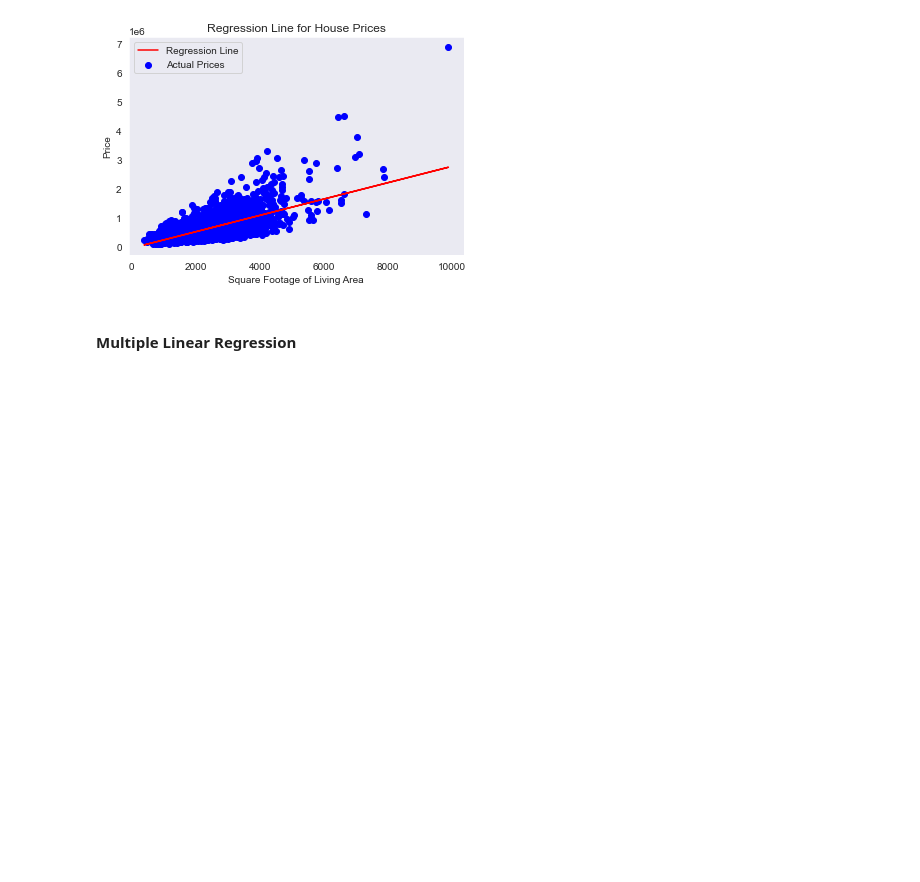
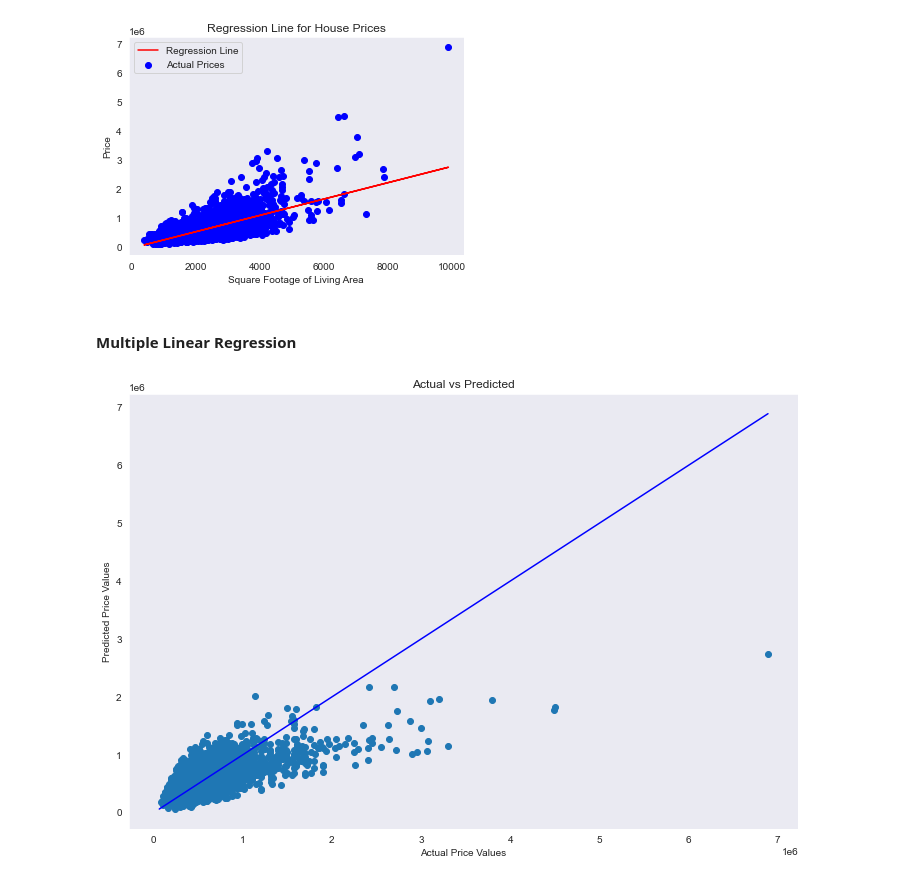
Before and after one commit to paulngatia/Dsc-Phase-2-Project-v2-3, a Jupyter notebook: student.ipynb, the cells around one changed output. Drawn from its saved outputs; the diff is of its cells as text; code cells hidden in the pictures; blank space fills up the shorter version.

Commit message:
Multiple linear regression

```diff
--- a/student.ipynb
+++ b/student.ipynb
@@ -689,0 +762,25 @@ plt.show()
+# %%
+# Define your actual_vs_predicted function here
+def actual_vs_predicted(model, X_test, y_test):
+    """
+    Plots the actual y vs the predicted y
+    """
+    y_predicted = model.predict(X_test)
+    fig, ax = plt.subplots(figsize=(12,8))
+    ax.scatter(x=y_test, y=y_predicted)
+    ax.set_xlabel("Actual Price Values")
+    ax.set_ylabel("Predicted Price Values")
+    ax.set_title("Actual vs Predicted")
+
+    p1 = max(max(y_test), max(y_predicted))
+    p2 = min(min(y_test), min(y_predicted))
+    plt.plot([p1, p2], [p1, p2], 'b-')
+
+# Create linear regression model for price
+model1 = LinearRegression()
+model1.fit(X_train, y_train)
+
+# Plot actual vs predicted
+actual_vs_predicted(model1, X_test, y_test)
+# %% [output]
+[figure, added]
```
Also changed, not shown: parts of 8 cells of this notebook.
